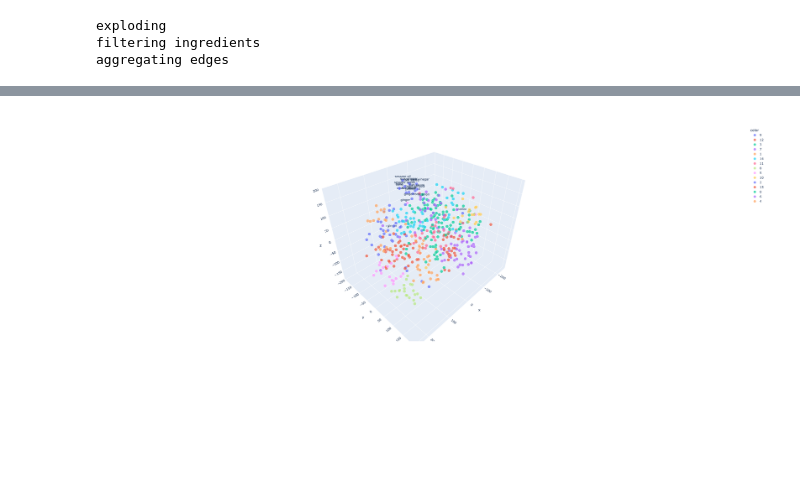
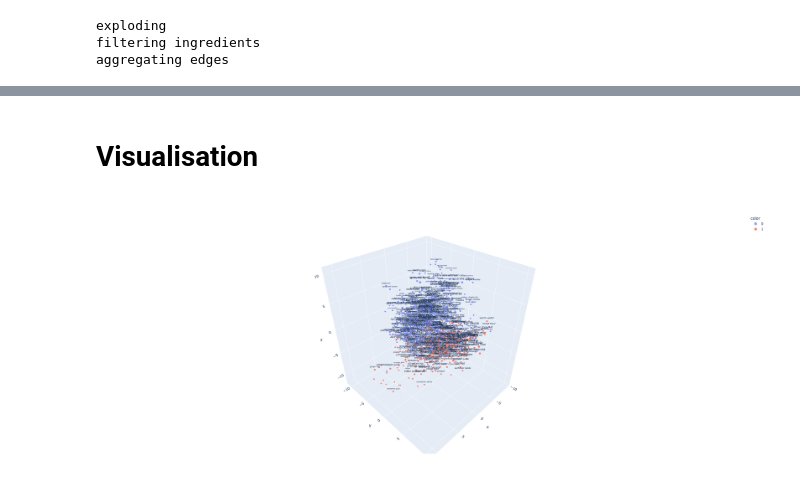
Before and after one commit to mtoconnor3/recipes, a Jupyter notebook: recipe_graph.ipynb, the cells around one changed output, grey strips where cells are left out. Drawn from its saved outputs; the diff is of its cells as text; code cells hidden in the pictures; blank space fills up the shorter version.

```diff
--- a/recipe_graph.ipynb
+++ b/recipe_graph.ipynb
@@ -154,5 +169,6 @@ print(fit.wv.most_similar(positive = ingredients, topn=3))
 # %%
-kmeans = KMeans(n_clusters=15, random_state=0).fit_predict(fit.wv.vectors)
+# Slap a K-means model in there to group them into buckets
+kmeans = KMeans(n_clusters=2, random_state=0).fit_predict(fit.wv.vectors)
 
 # Save the vectors as a CSV file for later
 vectors = dict(zip(fit.wv.index_to_key,[list(vector) for vector in list(fit.wv.vectors)]))
@@ -162,8 +178,9 @@ vectors_df.columns = [str(col) for col in vectors_df.columns]
 vectors_df.set_index('index', inplace = True)
 vectors_df['cluster'] = kmeans
 vectors_df.to_csv("food_vectors.csv", header = True, index = False)
+# %% [markdown]
+# Visualisation
 # %%
-# Create a TSNE model and plot it
 labels = []
 tokens = []
 sizes = []
@@ -174,14 +191,21 @@ for word in fit.wv.index_to_key:
     labels.append(word)
     sizes.append((ingredients_df[ingredients_df['cleaned_ingredients']==word].recipes)**0.25)
     colors.append(vectors_df.loc[word]['cluster'])
+
+# Only add labels that are of a given magnitude
+labels_filtered = []
+for (name, size) in zip(labels, sizes):
+    if size.values[0] >= 7:
+        labels_filtered.append(name)
+    else:
+        labels_filtered.append(None)
 # %%
-tsne_model = TSNE(perplexity=25,
-                  n_components=3,
-                  init='pca',
-                  n_iter=2500,
-                  random_state=23,
-                  n_jobs = 12)
-new_values = tsne_model.fit_transform(tokens)
+# Use Multi-dimensional Scaling to take these word vectors and project them into 3 dimensions
+model = MDS(n_components=3,
+            random_state=42,
+            n_jobs = 12)
+
+new_values = model.fit_transform(tokens)
 
 x = []
 y = []
@@ -190,10 +214,3 @@ for value in new_values:
     x.append(value[0])
     y.append(value[1])
     z.append(value[2])
-# %%
-labels_filtered = []
-for (name, cluster) in zip(labels, kmeans):
-    if cluster ==2:
-        labels_filtered.append(name)
-    else:
-        labels_filtered.append(None)
@@ -200,18 +220,17 @@ for (name, cluster) in zip(labels, kmeans):
 # %%
+# Plot the figure
 fig = px.scatter_3d(
     x=x, y=y, z=z,
-    size = [1.2 for i in sizes],
-    #size = [s.values[0]**2 for s in sizes],
-    #title=f'Total Explained Variance: {total_var:.2f}%',
+    size = [s.values[0] for s in sizes],
     text=labels_filtered,
     height = 1000,
     width = 1400,
     color = [str(elem) for elem in kmeans]
 )
 
-#fig.update_traces(
-#    textfont_size=[s.values[0]/2 for s in sizes]
-#)
+fig.update_traces(
+    textfont_size=[s.values[0]/1.5 for s in sizes]
+)
 fig.show()
 # %% [output]
-[figure, old version]
+[figure, new version]
```
Also changed, not shown: parts of 9 cells of this notebook.
